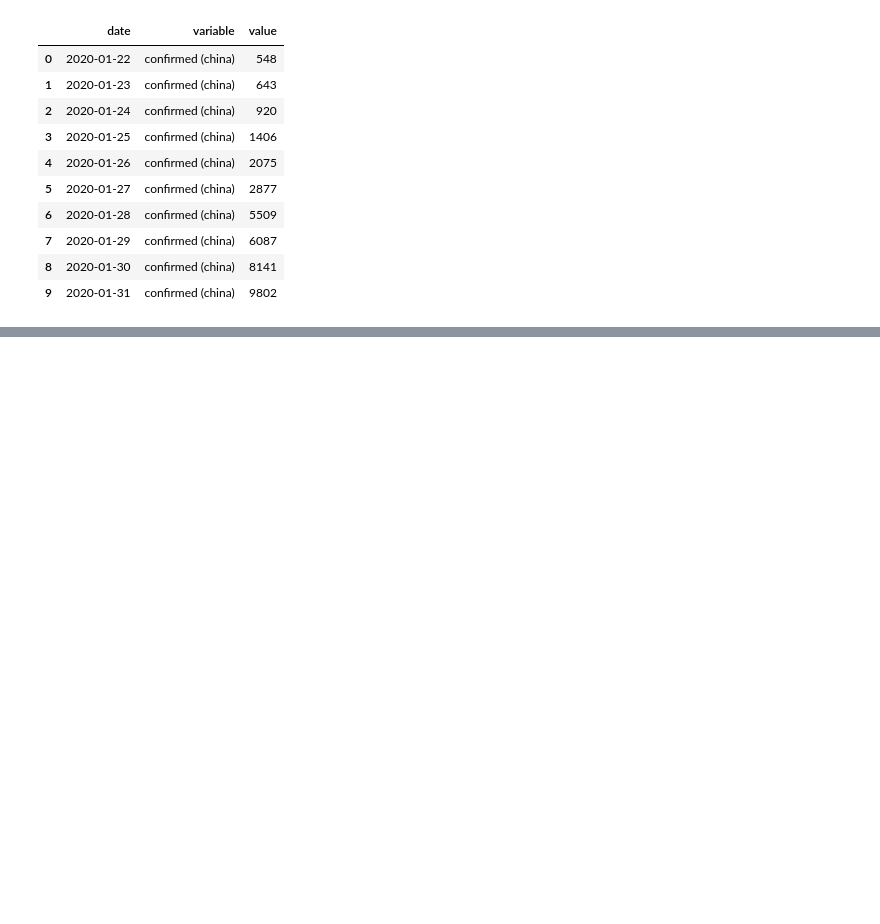
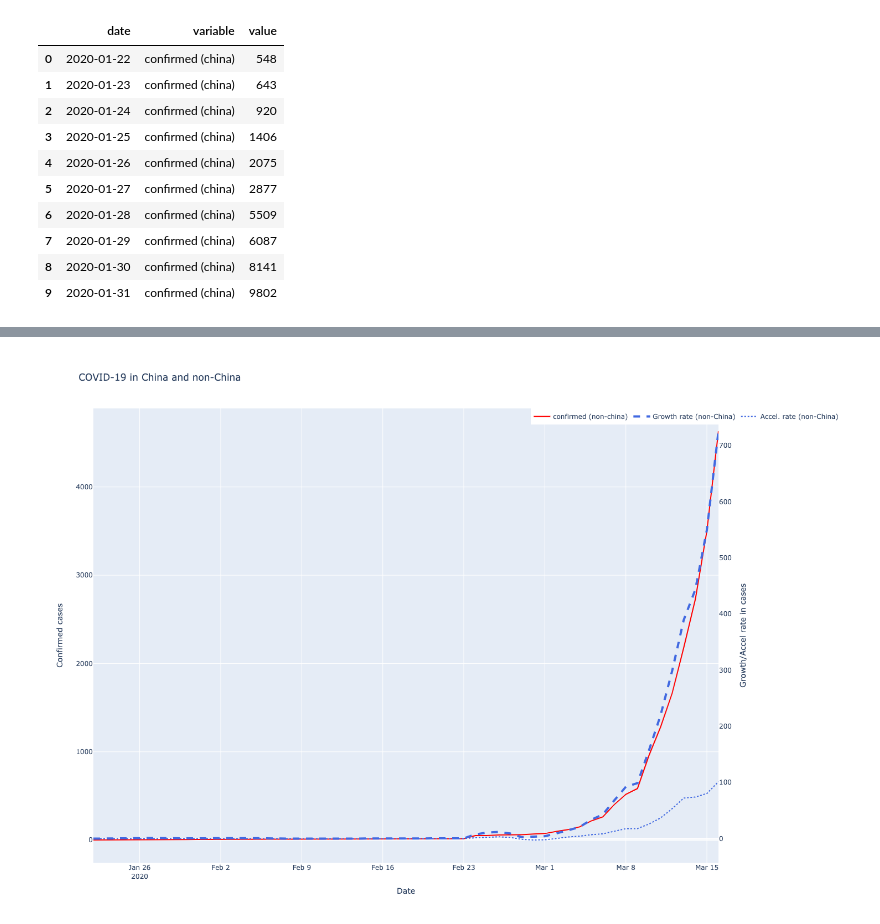
Before and after one commit to ivanmkc/covid19, a Jupyter notebook: covid.ipynb, the cells around one changed output, grey strips where cells are left out. Drawn from its saved outputs; the diff is of its cells as text; code cells hidden in the pictures; blank space fills up the shorter version.

Commit message:
Added percentage change to graph

```diff
--- a/covid.ipynb
+++ b/covid.ipynb
@@ -108,0 +89,78 @@ fig.show()
+# %%
+# Calculate percentage change
+window = 5
+growthCalculation = lambda x: (x.max())
+
+from sklearn.linear_model import LinearRegression
+linear_regressor = LinearRegression()
+
+x = pd.Series(range(0,window)).values.reshape(-1,1)
+linearCoefficient = lambda values: (linear_regressor.fit(x, values.values.reshape(-1,1)).coef_)
+
+df_china_prepared['growth_rate'] = df_china_prepared.groupby(['variable'])['value'].rolling(window).apply(linearCoefficient).fillna(0).reset_index(level=0, drop=True)
+df_china_prepared['acceleration_rate'] = df_china_prepared['growth_rate'].rolling(window).apply(linearCoefficient).fillna(0).reset_index(level=0, drop=True)
+
+df_non_china_prepared['growth_rate'] = df_non_china_prepared.groupby(['variable'])['value'].rolling(window).apply(linearCoefficient).fillna(0).reset_index(level=0, drop=True)
+df_non_china_prepared['acceleration_rate'] = df_non_china_prepared['growth_rate'].rolling(window).apply(linearCoefficient).fillna(0).reset_index(level=0, drop=True)
+# %%
+# Show fig
+import plotly.express as px
+import plotly.graph_objects as go
+
+colorSequence = ["red", "royalblue"]
+
+layout = go.Layout(title="COVID-19 in China and non-China", margin={"l": 100, "r": 100},
+                   colorway=["#287D95", "#EF533B"], legend={"x": 0.7, "y": 1, 'orientation': "h"},
+                   yaxis={'title': 'Confirmed cases'},
+                   yaxis2={'title': 'Growth/Accel rate in cases', 'overlaying': 'y', 'side': 'right', "showgrid": False},
+                   xaxis={"title": "Date"},
+                   height=1000)
+
+chinaColor = colorSequence[0]
+nonChinaColor = colorSequence[1]
+
+traces_confirmed = px.line(pd.concat([df_china_prepared, df_non_china_prepared]),
+                           x='date',
+                           y='value',
+                           color='variable',
+                           title='COVID-19 in China and non-China',
+                           color_discrete_sequence=colorSequence,).data
+
+# Add growth rate
+trace_growth_china = go.Scatter(x=df_china_prepared['date'],
+                                y=df_china_prepared['growth_rate'],
+                                name='Growth rate (China)',
+                                line=dict(color=chinaColor,
+                                          width=4,
+                                          dash='dash'),
+                                yaxis="y2")
+trace_growth_non_china = go.Scatter(x=df_non_china_prepared['date'],
+                                    y=df_non_china_prepared['growth_rate'],
+                                    name='Growth rate (non-China)',
+                                    line=dict(color=nonChinaColor,
+                                              width=4,
+                                              dash='dash'),
+                                    yaxis="y2")
+
+# Add acceleration rate
+trace_accel_china = go.Scatter(x=df_china_prepared['date'],
+                               y=df_china_prepared['acceleration_rate'],
+                               name='Accel. rate (China)',
+                         line=dict(color=chinaColor,
+                                   width=2,
+                                   dash='dot'),
+                               yaxis="y2")
+trace_accel_non_china = go.Scatter(x=df_non_china_prepared['date'],
+                                   y=df_non_china_prepared['acceleration_rate'],
+                                   name='Accel. rate (non-China)',
+                         line=dict(color=nonChinaColor,
+                                   width=2,
+                                   dash='dot'),
+                                   yaxis="y2")
+
+# Combine to make a tuple
+traces_combined = traces_confirmed + (trace_growth_china, trace_accel_china, trace_growth_non_china, trace_accel_non_china,)
+fig = go.Figure(data=traces_combined, layout=layout)
+fig.show()
+# %% [output]
+[figure, added]
```
Also changed, not shown: parts of 4 cells of this notebook.
